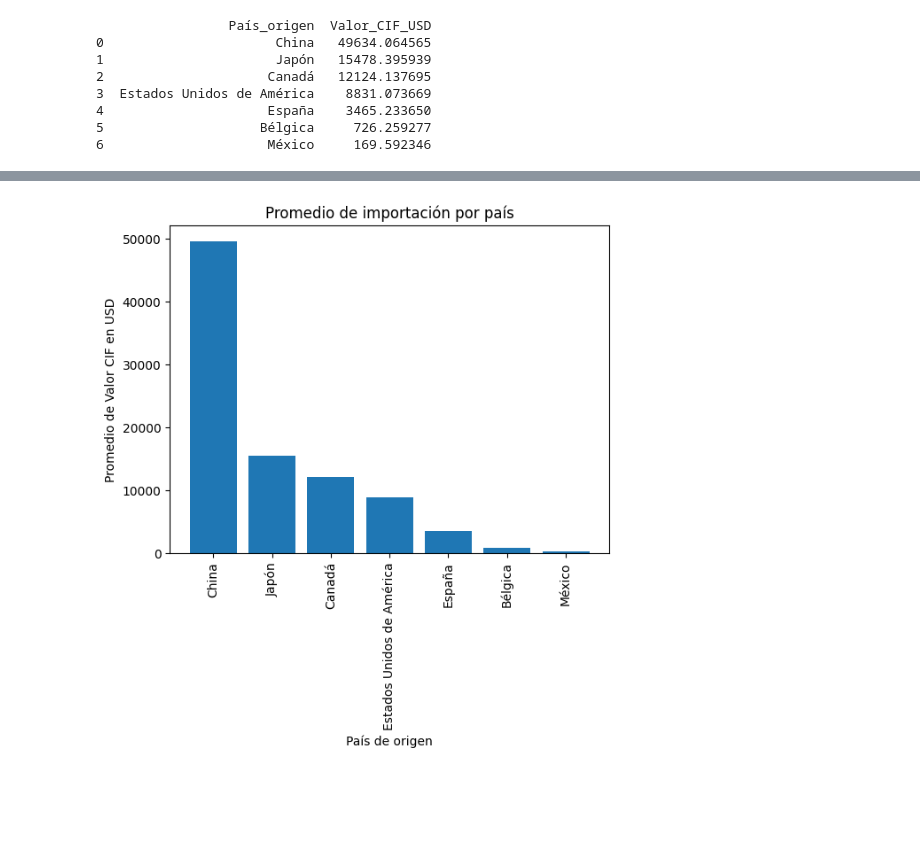
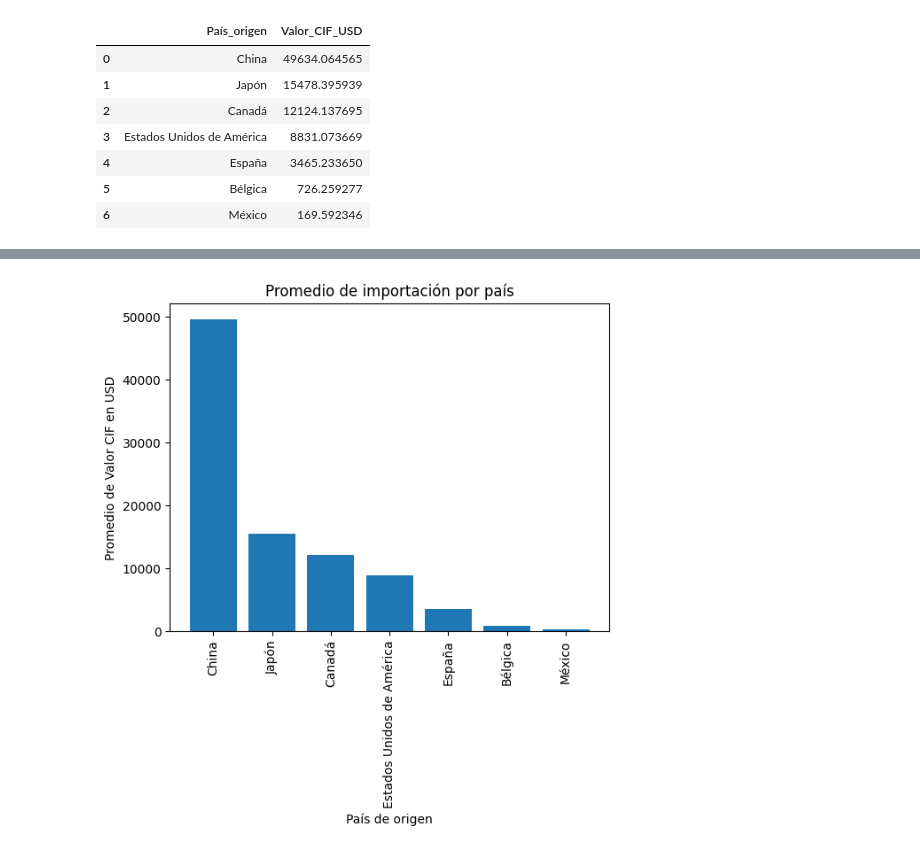
Before and after one commit to imbrahiam/Helix, a Jupyter notebook: src/isaac/promedio_paises.ipynb, the cells around one changed output, grey strips where cells are left out. Drawn from its saved outputs; the diff is of its cells as text; code cells hidden in the pictures; blank space fills up the shorter version.

```diff
--- a/src/isaac/promedio_paises.ipynb
+++ b/src/isaac/promedio_paises.ipynb
@@ -1,27 +1,30 @@
 # %%
 import pandas as pd
+from utils import *
+
 #Paises con mayores costos de importacion
+path = get_arch();
 
-df = pd.read_excel(r'..\raw_data\Perfil_EmpresasImpo_2022_WEB.xlsx',nrows=55)
+df = pd.read_excel(path,nrows=55,engine='openpyxl')
 columna_valores_de_importacion = df['Valor_CIF_USD']
 paises = df['País_origen']
 
 df_grouped = df.groupby('País_origen')['Valor_CIF_USD'].mean()
 
 # Ordena los datos en orden descendente
 df_sorted = df_grouped.sort_values(ascending=False)
 
 # Convierte la serie en un DataFrame y reinicia el índice
 df_final = df_sorted.reset_index()
 
 # Muestra los países con los mayores precios de importación
-print(df_final)
+df_final
 # %% [output]
-                 País_origen  Valor_CIF_USD
-0                      China   49634.064565
-1                      Japón   15478.395939
-2                     Canadá   12124.137695
-3  Estados Unidos de América    8831.073669
-4                     España    3465.233650
-5                    Bélgica     726.259277
-6                     México     169.592346
+|  | País_origen | Valor_CIF_USD |
+| 0 | China | 49634.064565 |
+| 1 | Japón | 15478.395939 |
+| 2 | Canadá | 12124.137695 |
+| 3 | Estados Unidos de América | 8831.073669 |
+| 4 | España | 3465.233650 |
+| 5 | Bélgica | 726.259277 |
+| 6 | México | 169.592346 |
```
Also changed, not shown: parts of 1 cell of this notebook, 2 other files.
